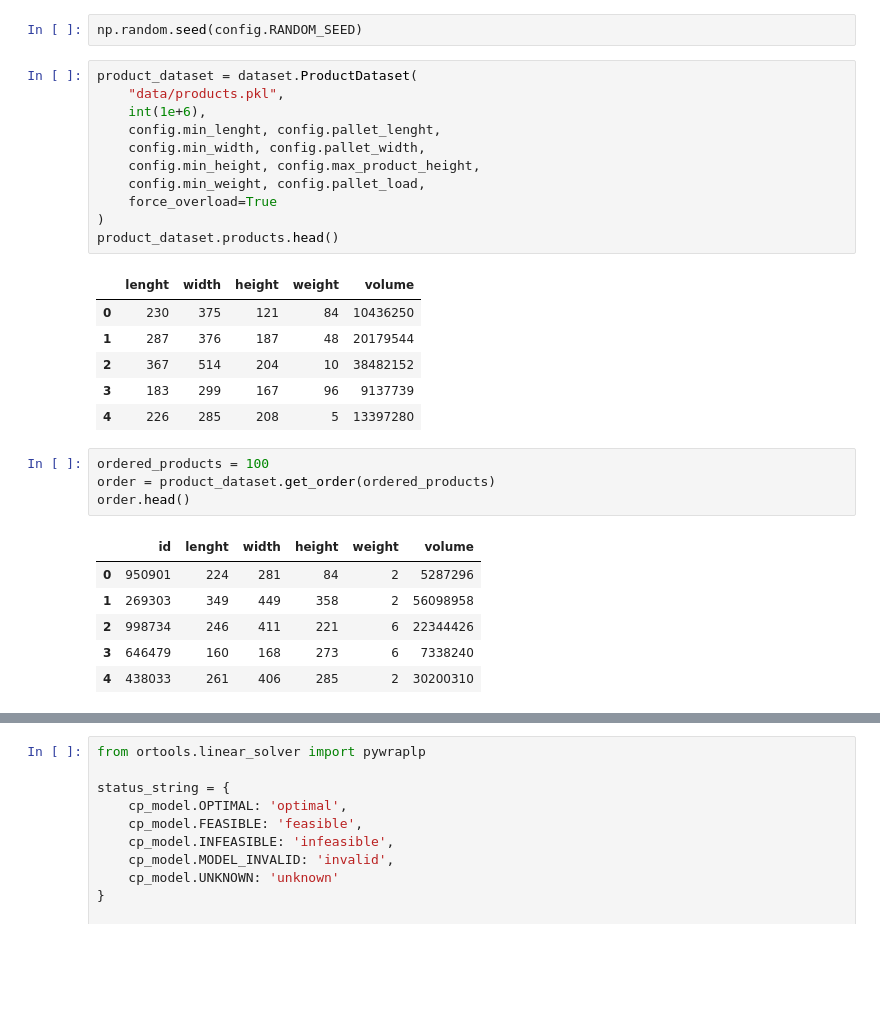
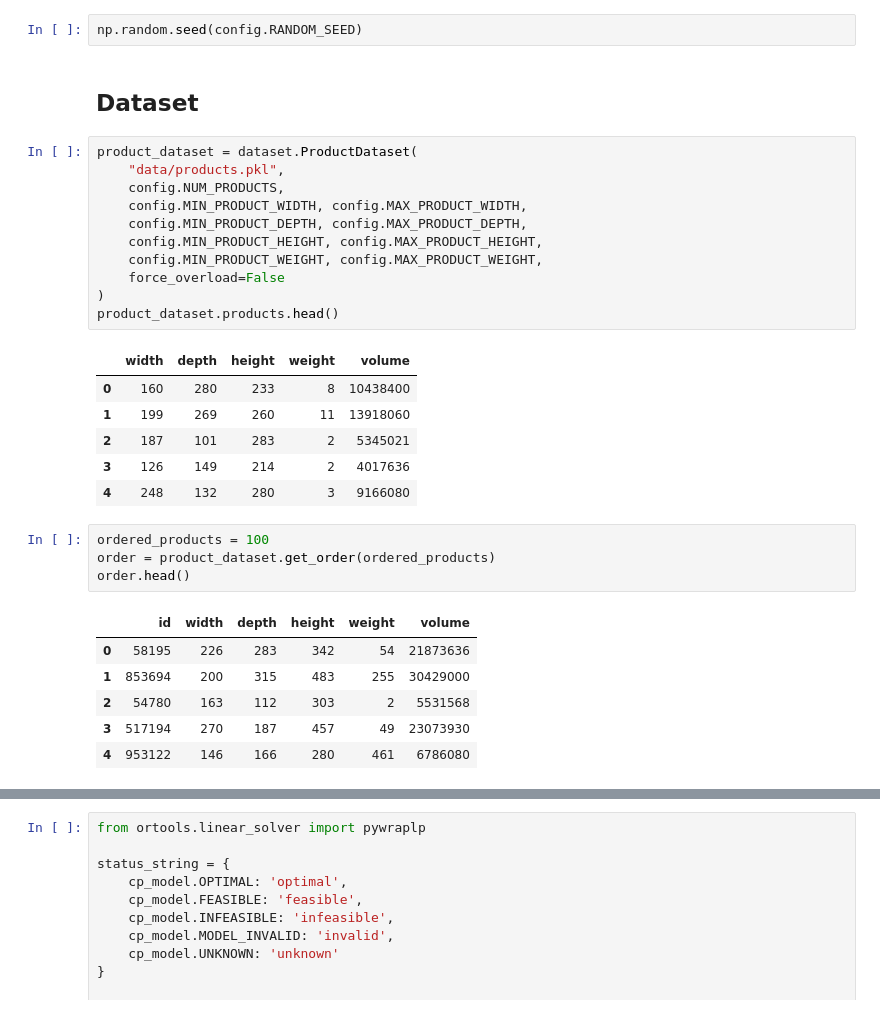
Before and after one commit to Wadaboa/3d-bpp, a Jupyter notebook: cg.ipynb, the cells around one changed output, grey strips where cells are left out. Cells and saved outputs as stored; diff of their text form; blank space fills up the shorter version.

```diff
--- a/cg.ipynb
+++ b/cg.ipynb
@@ -20,31 +33,33 @@ The autoreload extension is already loaded. To reload it, use:
 # %%
 np.random.seed(config.RANDOM_SEED)
+# %% [markdown]
+## Dataset
 # %%
 product_dataset = dataset.ProductDataset(
     "data/products.pkl",
-    int(1e+6),
-    config.min_lenght, config.pallet_lenght,
-    config.min_width, config.pallet_width,
-    config.min_height, config.max_product_height,
-    config.min_weight, config.pallet_load,
-    force_overload=True
+    config.NUM_PRODUCTS,
+    config.MIN_PRODUCT_WIDTH, config.MAX_PRODUCT_WIDTH,
+    config.MIN_PRODUCT_DEPTH, config.MAX_PRODUCT_DEPTH,
+    config.MIN_PRODUCT_HEIGHT, config.MAX_PRODUCT_HEIGHT,
+    config.MIN_PRODUCT_WEIGHT, config.MAX_PRODUCT_WEIGHT,
+    force_overload=False
 )
 product_dataset.products.head()
 # %% [output]
-|  | lenght | width | height | weight | volume |
-| 0 | 230 | 375 | 121 | 84 | 10436250 |
-| 1 | 287 | 376 | 187 | 48 | 20179544 |
-| 2 | 367 | 514 | 204 | 10 | 38482152 |
-| 3 | 183 | 299 | 167 | 96 | 9137739 |
-| 4 | 226 | 285 | 208 | 5 | 13397280 |
+|  | width | depth | height | weight | volume |
+| 0 | 160 | 280 | 233 | 8 | 10438400 |
+| 1 | 199 | 269 | 260 | 11 | 13918060 |
+| 2 | 187 | 101 | 283 | 2 | 5345021 |
+| 3 | 126 | 149 | 214 | 2 | 4017636 |
+| 4 | 248 | 132 | 280 | 3 | 9166080 |
 # %%
 ordered_products = 100
 order = product_dataset.get_order(ordered_products)
 order.head()
 # %% [output]
-|  | id | lenght | width | height | weight | volume |
-| 0 | 950901 | 224 | 281 | 84 | 2 | 5287296 |
-| 1 | 269303 | 349 | 449 | 358 | 2 | 56098958 |
-| 2 | 998734 | 246 | 411 | 221 | 6 | 22344426 |
-| 3 | 646479 | 160 | 168 | 273 | 6 | 7338240 |
-| 4 | 438033 | 261 | 406 | 285 | 2 | 30200310 |
+|  | id | width | depth | height | weight | volume |
+| 0 | 58195 | 226 | 283 | 342 | 54 | 21873636 |
+| 1 | 853694 | 200 | 315 | 483 | 255 | 30429000 |
+| 2 | 54780 | 163 | 112 | 303 | 2 | 5531568 |
+| 3 | 517194 | 270 | 187 | 457 | 49 | 23073930 |
+| 4 | 953122 | 146 | 166 | 280 | 461 | 6786080 |
```
Also changed, not shown: parts of 23 cells of this notebook, 3 other files.
